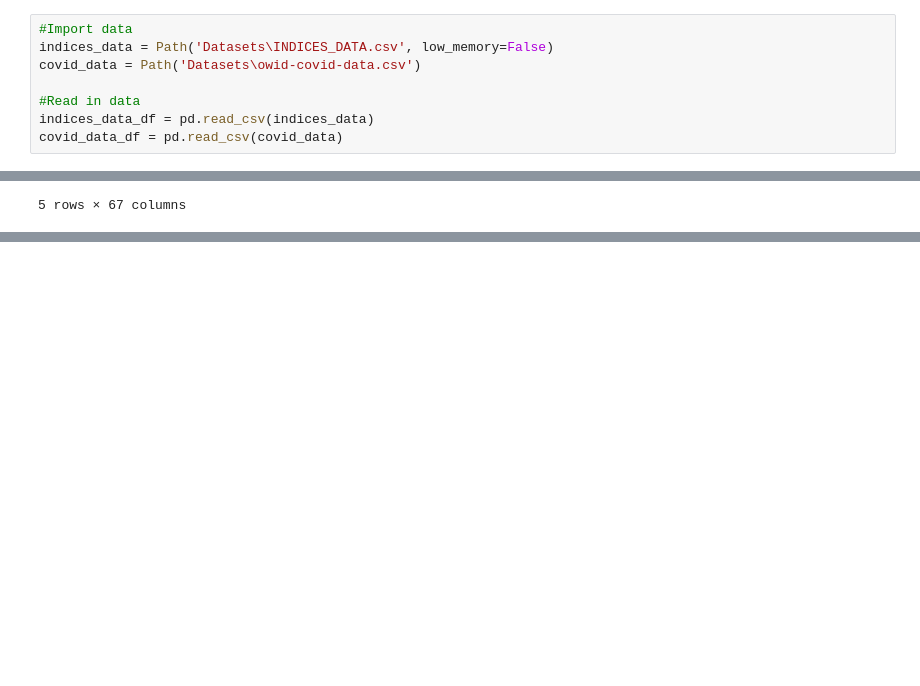
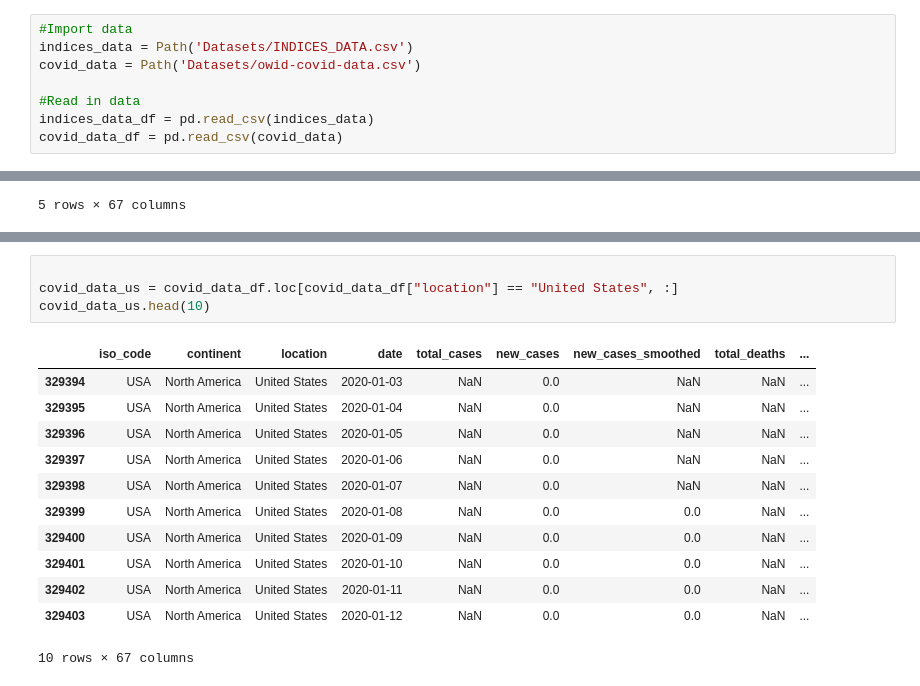
Before and after one commit to datla-ria/Project-1, a Jupyter notebook: project-1.ipynb, the cells around one changed output, grey strips where cells are left out. Drawn from its saved outputs; the diff is of its cells as text; blank space fills up the shorter version.

Commit message:
starting exploratory dataframes.

```diff
--- a/project-1.ipynb
+++ b/project-1.ipynb
@@ -3,8 +3,8 @@ import pandas as pd
 from pathlib import Path
 # %%
 #Import data
-indices_data = Path('Datasets\INDICES_DATA.csv', low_memory=False)
-covid_data = Path('Datasets\owid-covid-data.csv')
+indices_data = Path('Datasets/INDICES_DATA.csv')
+covid_data = Path('Datasets/owid-covid-data.csv')
 
 #Read in data
 indices_data_df = pd.read_csv(indices_data)
@@ -31,0 +42,17 @@ covid_data_df.head()
+# %%
+
+covid_data_us = covid_data_df.loc[covid_data_df["location"] == "United States", :]
+covid_data_us.head(10)
+# %% [output]
+|  | iso_code | continent | location | date | total_cases | new_cases | new_cases_smoothed | total_deaths | ... |
+| 329394 | USA | North America | United States | 2020-01-03 | NaN | 0.0 | NaN | NaN | ... |
+| 329395 | USA | North America | United States | 2020-01-04 | NaN | 0.0 | NaN | NaN | ... |
+| 329396 | USA | North America | United States | 2020-01-05 | NaN | 0.0 | NaN | NaN | ... |
+| 329397 | USA | North America | United States | 2020-01-06 | NaN | 0.0 | NaN | NaN | ... |
+| 329398 | USA | North America | United States | 2020-01-07 | NaN | 0.0 | NaN | NaN | ... |
+| 329399 | USA | North America | United States | 2020-01-08 | NaN | 0.0 | 0.0 | NaN | ... |
+| 329400 | USA | North America | United States | 2020-01-09 | NaN | 0.0 | 0.0 | NaN | ... |
+| 329401 | USA | North America | United States | 2020-01-10 | NaN | 0.0 | 0.0 | NaN | ... |
+| 329402 | USA | North America | United States | 2020-01-11 | NaN | 0.0 | 0.0 | NaN | ... |
+| 329403 | USA | North America | United States | 2020-01-12 | NaN | 0.0 | 0.0 | NaN | ... |
+10 rows × 67 columns
```
Also changed, not shown: parts of 8 cells of this notebook, 1 other file.
